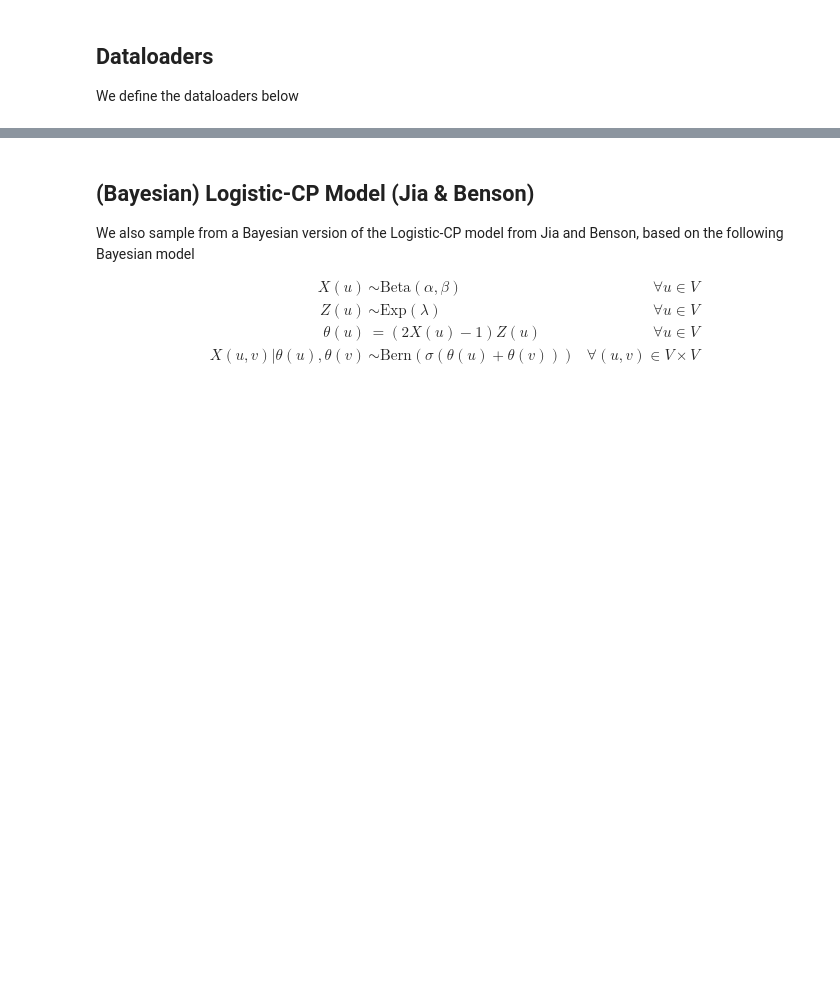
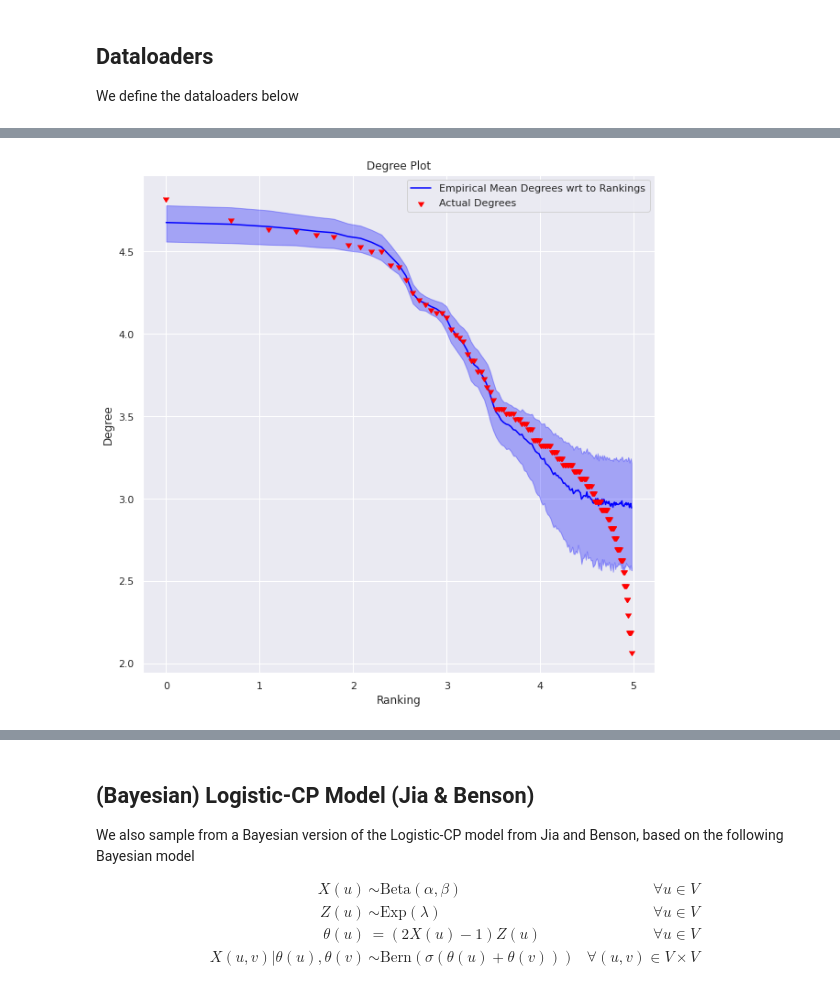
Before and after one commit to papachristoumarios/core-periphery-hypergraphs, a Jupyter notebook: Continuous_Infulencer_Guided_Attachment_Model.ipynb, the cells around one changed output, grey strips where cells are left out. Cells and saved outputs as stored; diff of their text form; code cells hidden in the pictures; blank space fills up the shorter version.

```diff
--- a/Continuous_Infulencer_Guided_Attachment_Model.ipynb
+++ b/Continuous_Infulencer_Guided_Attachment_Model.ipynb
@@ -704,0 +1049,7 @@ INFO:pystan:COMPILING THE C++ CODE FOR MODEL ranks_lambda_c_given_N_H_A_c9c63431
+# %%
+cigam = CIGAM()
+G = load_faculty(location='/content/drive/My Drive/NNIM/data/faculty/History_edgelist.txt', relabel=True)
+fit = cigam.fit_model_bayesian(G, [4])
+cigam.visualize_degree_plot(G, fit)
+# %% [output]
+[figure, added]
```
Also changed, not shown: parts of 21 cells of this notebook.
